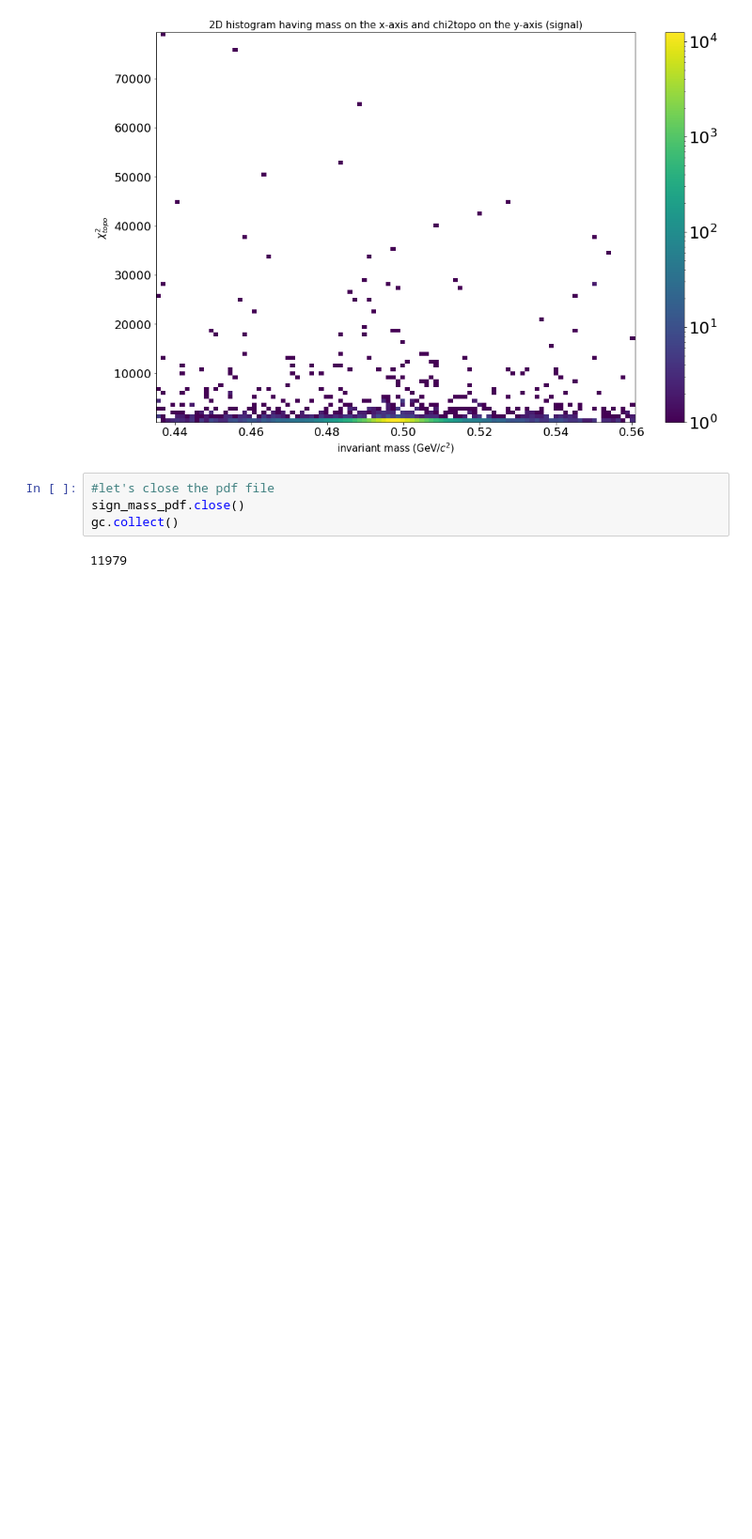
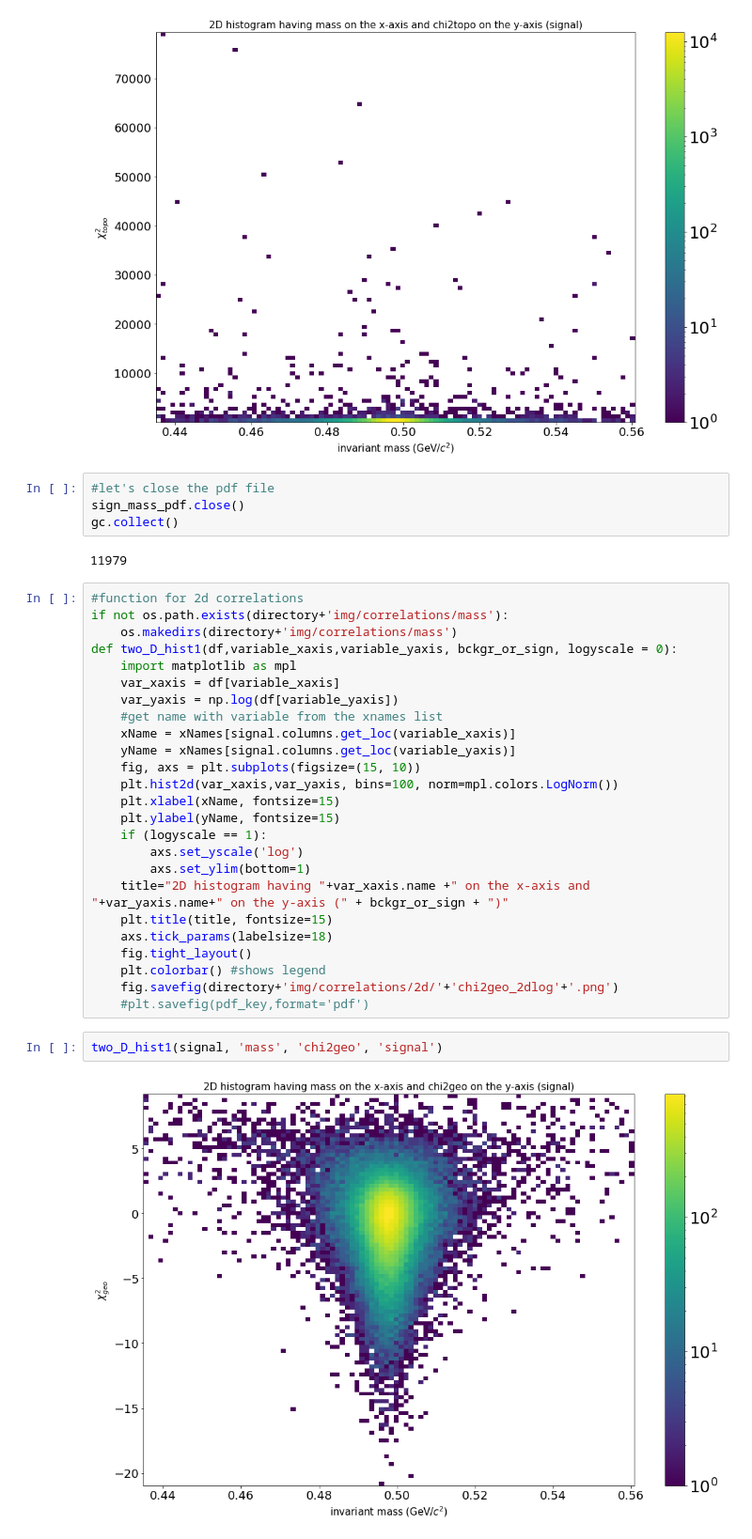
Before and after one commit to julnow/JupyterNotebooks, a Jupyter notebook: kaon_correlations_p2.ipynb, the cells around one changed output. Shown at 94% size. Saved outputs shown, nothing was run; the diff lists cells and outputs as text; blank space fills up the shorter version.

```diff
--- a/kaon_correlations_p2.ipynb
+++ b/kaon_correlations_p2.ipynb
@@ -630,3 +630,32 @@ sign_mass_pdf.close()
 gc.collect()
 # %% [output]
 11979
+# %%
+#function for 2d correlations
+if not os.path.exists(directory+'img/correlations/mass'):
+    os.makedirs(directory+'img/correlations/mass')
+def two_D_hist1(df,variable_xaxis,variable_yaxis, bckgr_or_sign, logyscale = 0):
+    import matplotlib as mpl
+    var_xaxis = df[variable_xaxis]
+    var_yaxis = np.log(df[variable_yaxis])
+    #get name with variable from the xnames list
+    xName = xNames[signal.columns.get_loc(variable_xaxis)]
+    yName = xNames[signal.columns.get_loc(variable_yaxis)]
+    fig, axs = plt.subplots(figsize=(15, 10))
+    plt.hist2d(var_xaxis,var_yaxis, bins=100, norm=mpl.colors.LogNorm())
+    plt.xlabel(xName, fontsize=15)
+    plt.ylabel(yName, fontsize=15)
+    if (logyscale == 1):
+        axs.set_yscale('log')
+        axs.set_ylim(bottom=1)
+    title="2D histogram having "+var_xaxis.name +" on the x-axis and "+var_yaxis.name+" on the y-axis (" + bckgr_or_sign + ")"
+    plt.title(title, fontsize=15)
+    axs.tick_params(labelsize=18)
+    fig.tight_layout()
+    plt.colorbar() #shows legend
+    fig.savefig(directory+'img/correlations/2d/'+'chi2geo_2dlog'+'.png')
+    #plt.savefig(pdf_key,format='pdf')
+# %%
+two_D_hist1(signal, 'mass', 'chi2geo', 'signal')
+# %% [output]
+[figure, added]
```
Also changed, not shown: 1 other file.
